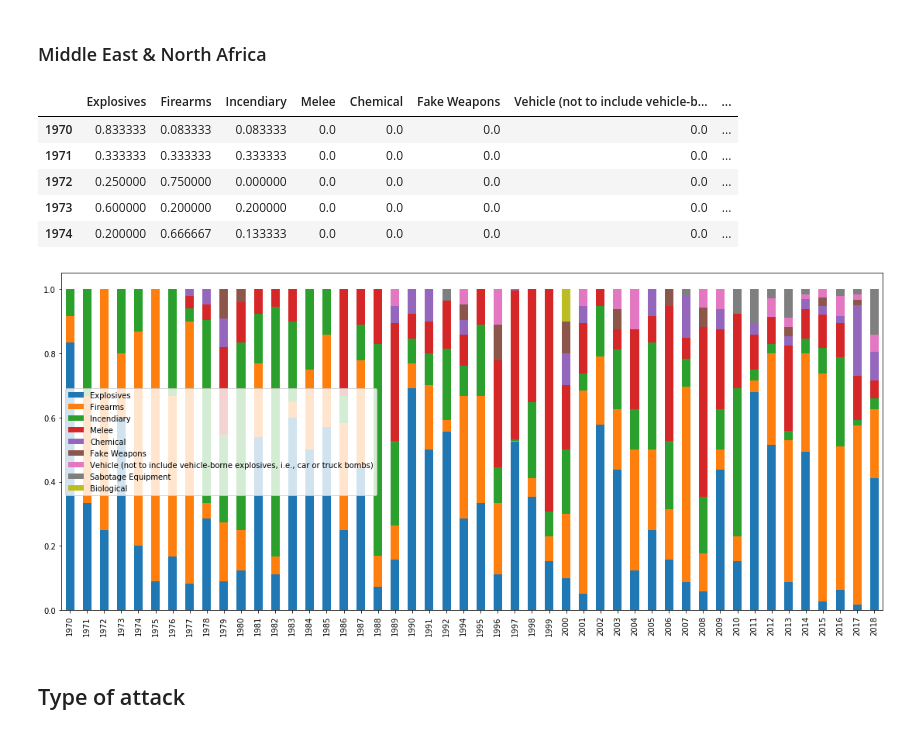
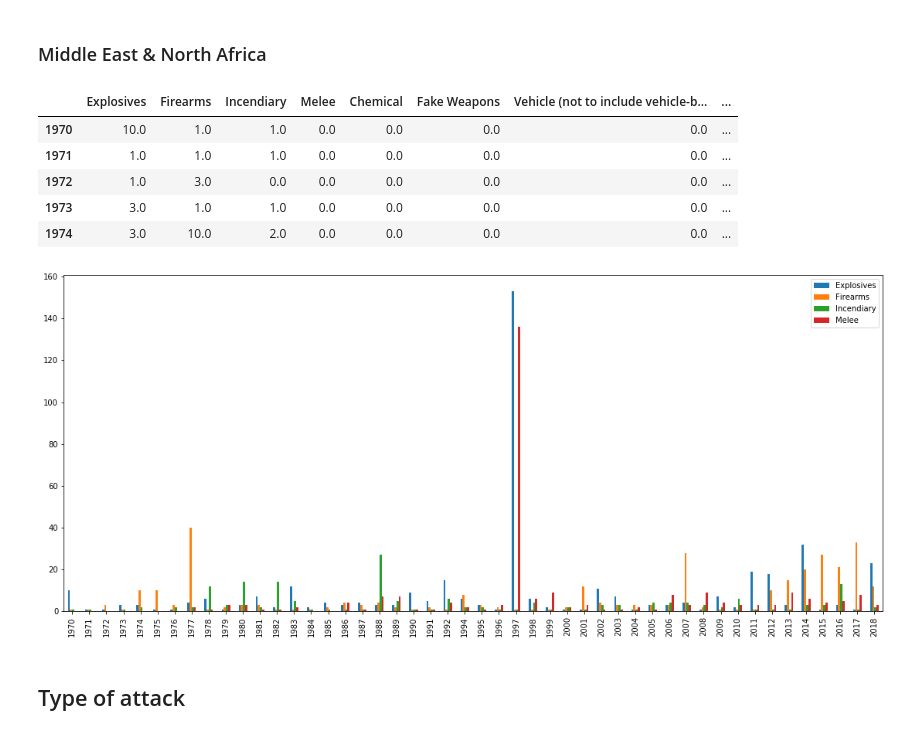
Before and after one commit to CharlesCoster/ada-project-terrorism-impact, a Jupyter notebook: part1.ipynb, the cells around one changed output. Saved outputs shown, nothing was run; the diff lists cells and outputs as text; code cells hidden in the pictures.

```diff
--- a/part1.ipynb
+++ b/part1.ipynb
@@ -8,5 +9,5 @@ import matplotlib.pyplot as plt
 # %%
-terror_df = pd.read_csv('final_terrorism.csv',low_memory=False)
+terror_df = pd.read_csv('data/final_terrorism.csv',low_memory=False)
 terror_df.head()
 # %% [output]
 |  | eventid | iyear | imonth | iday | country_txt | city | region_txt | attacktype1_txt | ... |
@@ -236,22 +238,24 @@ for year, group in df.groupby('iyear'):
 # %%
-for k in dict_weapons.keys():
-  dict_weapons[k] = normalize(dict_weapons[k])
+# for k in dict_weapons.keys():
+#   dict_weapons[k] = normalize(dict_weapons[k])
 
 weapons_df = pd.DataFrame(dict_weapons).transpose()
 weapons_df.fillna(0,inplace=True)
 weapons_df.head()
 # %% [output]
 |  | Explosives | Firearms | Incendiary | Melee | Chemical | Fake Weapons | Vehicle (not to include vehicle-b... | ... |
-| 1970 | 0.833333 | 0.083333 | 0.083333 | 0.0 | 0.0 | 0.0 | 0.0 | ... |
-| 1971 | 0.333333 | 0.333333 | 0.333333 | 0.0 | 0.0 | 0.0 | 0.0 | ... |
-| 1972 | 0.250000 | 0.750000 | 0.000000 | 0.0 | 0.0 | 0.0 | 0.0 | ... |
-| 1973 | 0.600000 | 0.200000 | 0.200000 | 0.0 | 0.0 | 0.0 | 0.0 | ... |
-| 1974 | 0.200000 | 0.666667 | 0.133333 | 0.0 | 0.0 | 0.0 | 0.0 | ... |
+| 1970 | 10.0 | 1.0 | 1.0 | 0.0 | 0.0 | 0.0 | 0.0 | ... |
+| 1971 | 1.0 | 1.0 | 1.0 | 0.0 | 0.0 | 0.0 | 0.0 | ... |
+| 1972 | 1.0 | 3.0 | 0.0 | 0.0 | 0.0 | 0.0 | 0.0 | ... |
+| 1973 | 3.0 | 1.0 | 1.0 | 0.0 | 0.0 | 0.0 | 0.0 | ... |
+| 1974 | 3.0 | 10.0 | 2.0 | 0.0 | 0.0 | 0.0 | 0.0 | ... |
+# %%
+imp_weapons = weapons_df.columns[weapons_df.sum() > 90] # We keep only the weapons that are the more present
 # %%
-weapons_df.plot(kind='bar', stacked=True, legend=True,figsize=(19,8))
+weapons_df[imp_weapons].plot(kind='bar', legend=True,figsize=(19,8))
 plt.show()
 # %% [output]
-[figure, old version]
+[figure, new version]
 # %% [markdown]
 ## Type of attack
 # %% [markdown]
```
Also changed, not shown: parts of 43 cells of this notebook.
